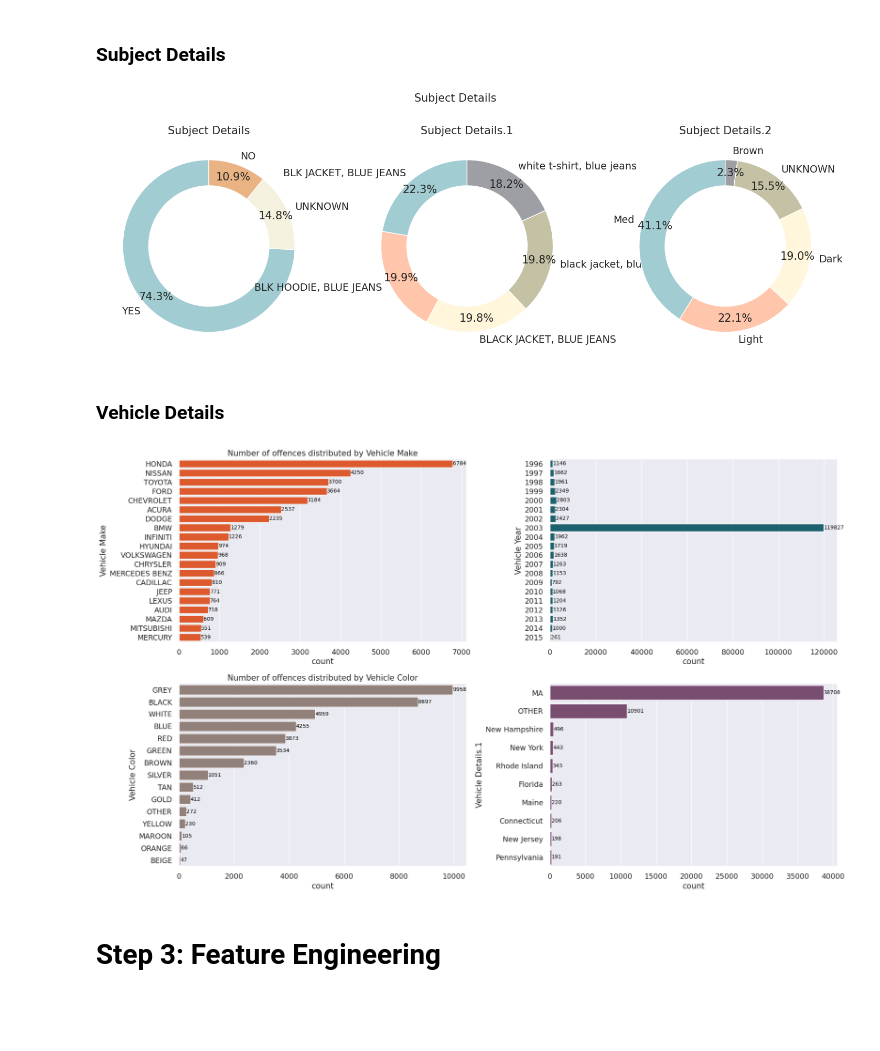
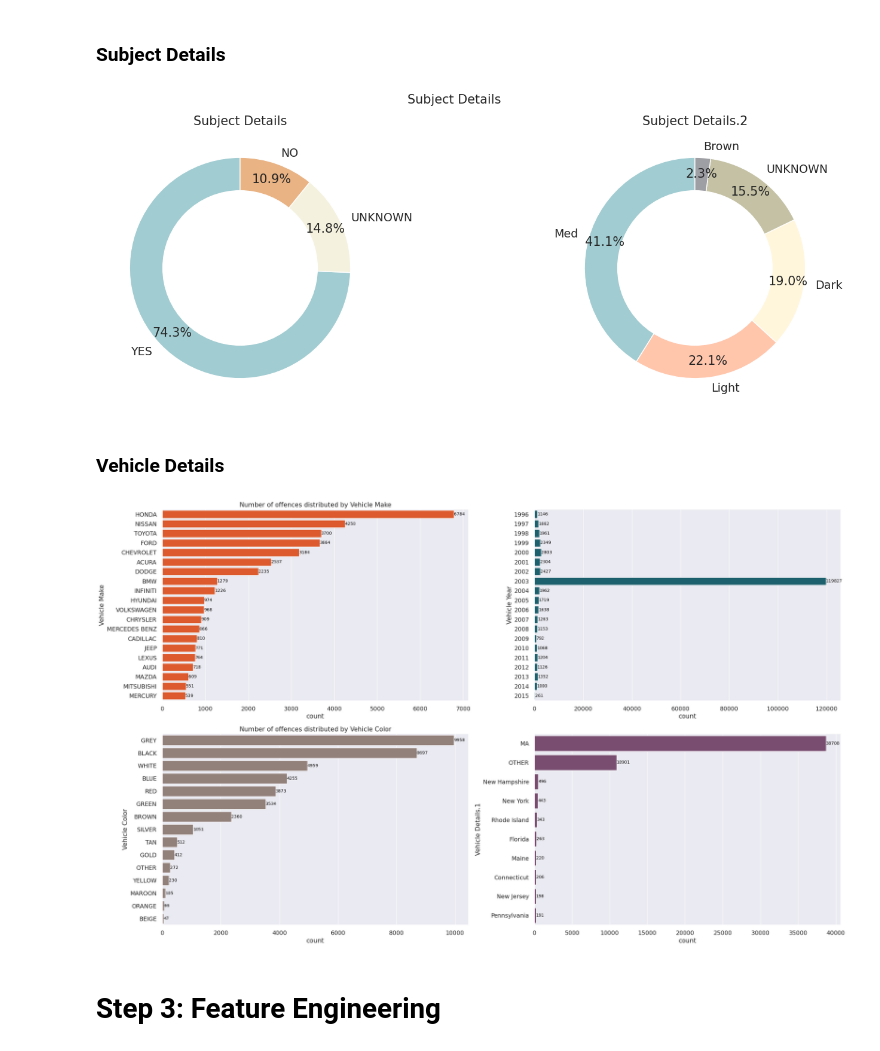
Before and after one commit to fatimagulomova/iu-projects, a Jupyter notebook: DLBDSMLUSL/task-2-policing-equity.ipynb, the cells around one changed output. Saved outputs shown, nothing was run; the diff lists cells and outputs as text; code cells hidden in the pictures; blank space fills up the shorter version.

```diff
--- a/DLBDSMLUSL/task-2-policing-equity.ipynb
+++ b/DLBDSMLUSL/task-2-policing-equity.ipynb
@@ -155,0 +143,2 @@ df['OFFICER_AGE'].replace(to_replace=replace, value=value, inplace=True)
+# %%
+df['SUBJECT_DETAILS.1'] = df['SUBJECT_DETAILS.1'].str.lower()
@@ -155,0 +250,17 @@ df['OFFICER_AGE'].replace(to_replace=replace, value=value, inplace=True)
+# %%
+# for i in responses:
+#     if all(w in i for w in word):
+
+
+for response in responses:
+        for key, values in categories.items():
+            if all(value in response for value in values):
+                df['SUBJECT_DETAILS.1'].replace(response, value=key, inplace=True)
+                break
+
+# for response in responses:
+#     for key, values in categories.items():
+#         if key != response:
+#             df['SUBJECT_DETAILS.1'].replace(response, value="Other", inplace=True)
+
+df['SUBJECT_DETAILS.1'].unique()
@@ -513,46 +633,46 @@ plt.show()
 # %%
 # Creating data
 data1 = [len(df[df['SUBJECT_DETAILS'] == feature]) for feature in df['SUBJECT_DETAILS'].value_counts().index]
 labels1 = df['SUBJECT_DETAILS'].value_counts().index
 
 # Colors
 colors = ['#A1CCD1', '#F4F2DE', '#E9B384'] # creating color parameters
 colors1 = ['#A1CCD1', '#FFC6AC', '#FFF6DC', '#C4C1A4', '#9E9FA5'] # creating color parameters
 
-fig, axs = plt.subplots(1, 3, figsize=(18, 6))  # 1 row, 3 columns of subplots
+fig, axs = plt.subplots(1, 2, figsize=(18, 6))  # 1 row, 3 columns of subplots
 plt.suptitle('Subject Details', fontsize=15)
 
 # First Pie: Subject Details
 axs[0].pie(data1, colors=colors, labels=labels1, autopct='%1.1f%%', startangle=90, pctdistance=0.85)
 centre_circle1 = plt.Circle((0,0),0.70,fc='white')
 axs[0].add_artist(centre_circle1)
 axs[0].set_title("Subject Details")
 
 # Second Pie: Subject Details.1
-data2 = [len(df[df['SUBJECT_DETAILS.1'] == feature]) for feature in df['SUBJECT_DETAILS.1'].value_counts().index[1:6]]
-labels2 = df['SUBJECT_DETAILS.1'].value_counts().index[1:6]
+# data2 = [len(df[df['SUBJECT_DETAILS.1'] == feature]) for feature in df['SUBJECT_DETAILS.1'].value_counts().index[1:6]]
+# labels2 = df['SUBJECT_DETAILS.1'].value_counts().index[1:6]
 
-axs[1].pie(data2, colors=colors1, labels=labels2, autopct='%1.1f%%', startangle=90, pctdistance=0.85)
-centre_circle2 = plt.Circle((0,0),0.70,fc='white')
-axs[1].add_artist(centre_circle2)
-axs[1].set_title("Subject Details.1")
+# axs[1].pie(data2, colors=colors1, labels=labels2, autopct='%1.1f%%', startangle=90, pctdistance=0.85)
+# centre_circle2 = plt.Circle((0,0),0.70,fc='white')
+# axs[1].add_artist(centre_circle2)
+# axs[1].set_title("Subject Details.1")
 
 # Third Pie Chart: Subject Details.2
 data3 = [len(df[df['SUBJECT_DETAILS.2'] == feature]) for feature in df['SUBJECT_DETAILS.2'].value_counts().index[0:5]]
 labels3 = df['SUBJECT_DETAILS.2'].value_counts().index[0:5]
 
-axs[2].pie(data3, colors=colors1, labels=labels3, autopct='%1.1f%%', startangle=90, pctdistance=0.85)
+axs[1].pie(data3, colors=colors1, labels=labels3, autopct='%1.1f%%', startangle=90, pctdistance=0.85)
 centre_circle3 = plt.Circle((0,0),0.70,fc='white')
-axs[2].add_artist(centre_circle3)
-axs[2].set_title("Subject Details.2")
+axs[1].add_artist(centre_circle3)
+axs[1].set_title("Subject Details.2")
 
 plt.show()
 # %% [output]
-[figure, old version]
+[figure, new version]
 # %% [markdown]
 ### Vehicle Details
 # %%
-plt.figure(figsize=(20, 12))
+plt.figure(figsize=(25, 15))
 
 # Bar chart 1: Vehicle Make
 plt.subplot(2, 2, 1)
@@ -591,7 +711,7 @@ plt.ylabel('Vehicle Details.1')
 plt.tight_layout()  # Adjust layout for better spacing
 plt.show()
 # %% [output]
-[figure, old version]
+[figure, new version]
 # %% [markdown]
 # Step 3: Feature Engineering
 # %%
```
Also changed, not shown: parts of 17 cells of this notebook.
